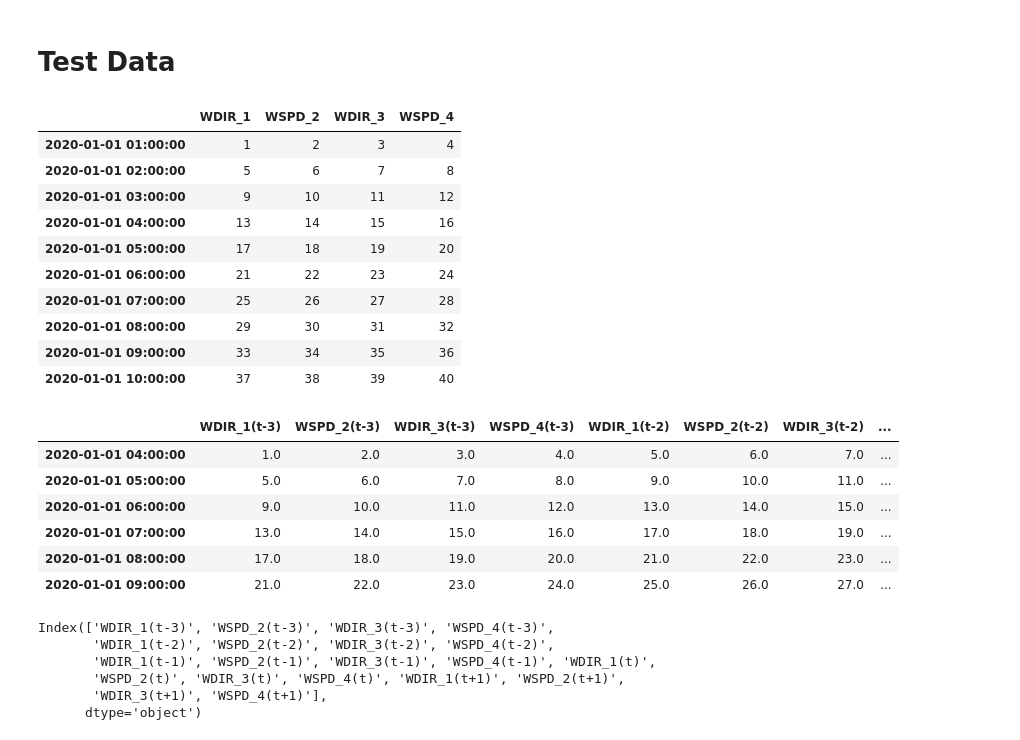
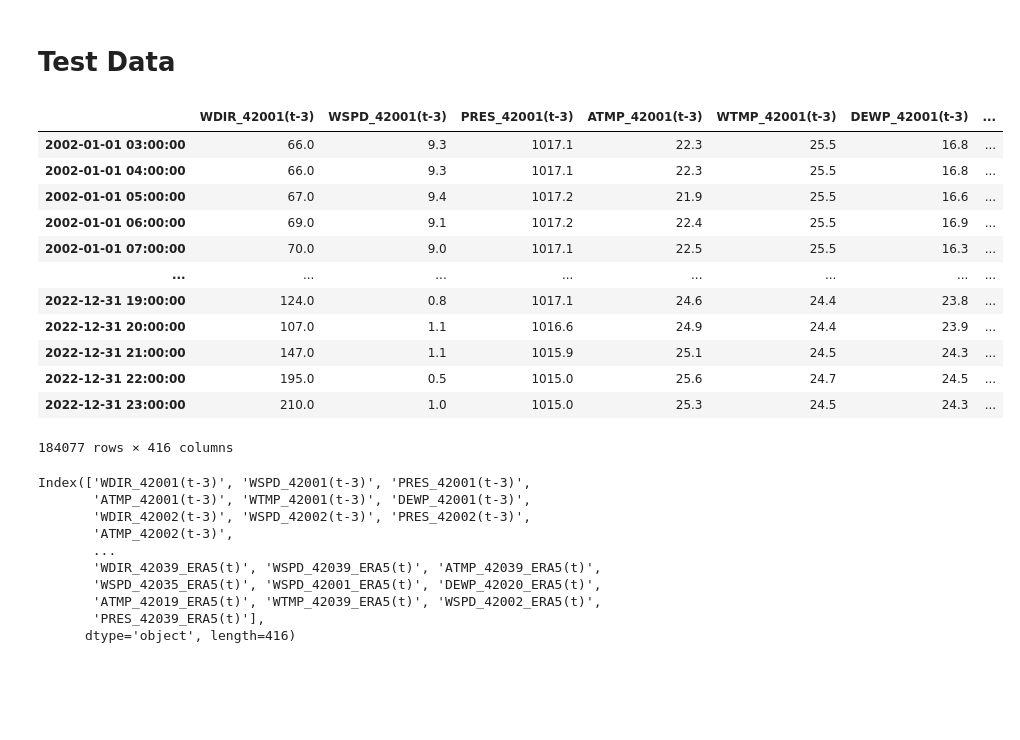
Before and after one commit to elsandner/Master_Project, a Jupyter notebook: playground.ipynb, the cells around one changed output. Drawn from its saved outputs; the diff is of its cells as text; code cells hidden in the pictures; blank space fills up the shorter version.

Commit message:
some minor changes and additional script to run several tests in a loop

```diff
--- a/playground.ipynb
+++ b/playground.ipynb
@@ -43,29 +41,18 @@ data
 # %% [markdown]
 # Test Data
 # %%
-n = 10
-
-data = {}
-for col in range(1, 5):
-    key = f'WDIR_{col}' if col % 2 != 0 else f'WSPD_{col}'
-    data[key] = []
-
-    for row in range(1, n+1):
-        value = (row-1) * 4 + col
-        data[key].append(value)
-
-timestamps = pd.date_range(start='2020-01-01 01:00:00', periods=n, freq='H')
-data = pd.DataFrame(data, index=timestamps)
-data
+#TEST DATA FOR WIND SPEED
+# n = 1000
+#
+# data = {}
+# for col in range(1, 5):
+#     key = f'WDIR_{col}' if col % 2 != 0 else f'WSPD_{col}'
+#     data[key] = []
+#
+#     for row in range(1, n+1):
+#         value = (row-1) * 4 + col
+#         data[key].append(value)
+#
+# timestamps = pd.date_range(start='2020-01-01 01:00:00', periods=n, freq='H')
+# data = pd.DataFrame(data, index=timestamps)
+# data
-# %% [output]
-|  | WDIR_1 | WSPD_2 | WDIR_3 | WSPD_4 |
-| 2020-01-01 01:00:00 | 1 | 2 | 3 | 4 |
-| 2020-01-01 02:00:00 | 5 | 6 | 7 | 8 |
-| 2020-01-01 03:00:00 | 9 | 10 | 11 | 12 |
-| 2020-01-01 04:00:00 | 13 | 14 | 15 | 16 |
-| 2020-01-01 05:00:00 | 17 | 18 | 19 | 20 |
-| 2020-01-01 06:00:00 | 21 | 22 | 23 | 24 |
-| 2020-01-01 07:00:00 | 25 | 26 | 27 | 28 |
-| 2020-01-01 08:00:00 | 29 | 30 | 31 | 32 |
-| 2020-01-01 09:00:00 | 33 | 34 | 35 | 36 |
-| 2020-01-01 10:00:00 | 37 | 38 | 39 | 40 |
@@ -72,20 +77,30 @@ data
 # %%
-data_supervised = DP.data_to_supervised(data, n_in=3, n_out=2)
+data_supervised = DP.data_to_supervised(data, n_in=3, n_out=1)
 data_supervised
 # %% [output]
-|  | WDIR_1(t-3) | WSPD_2(t-3) | WDIR_3(t-3) | WSPD_4(t-3) | WDIR_1(t-2) | WSPD_2(t-2) | WDIR_3(t-2) | ... |
-| 2020-01-01 04:00:00 | 1.0 | 2.0 | 3.0 | 4.0 | 5.0 | 6.0 | 7.0 | ... |
-| 2020-01-01 05:00:00 | 5.0 | 6.0 | 7.0 | 8.0 | 9.0 | 10.0 | 11.0 | ... |
-| 2020-01-01 06:00:00 | 9.0 | 10.0 | 11.0 | 12.0 | 13.0 | 14.0 | 15.0 | ... |
-| 2020-01-01 07:00:00 | 13.0 | 14.0 | 15.0 | 16.0 | 17.0 | 18.0 | 19.0 | ... |
-| 2020-01-01 08:00:00 | 17.0 | 18.0 | 19.0 | 20.0 | 21.0 | 22.0 | 23.0 | ... |
-| 2020-01-01 09:00:00 | 21.0 | 22.0 | 23.0 | 24.0 | 25.0 | 26.0 | 27.0 | ... |
+|  | WDIR_42001(t-3) | WSPD_42001(t-3) | PRES_42001(t-3) | ATMP_42001(t-3) | WTMP_42001(t-3) | DEWP_42001(t-3) | ... |
+| 2002-01-01 03:00:00 | 66.0 | 9.3 | 1017.1 | 22.3 | 25.5 | 16.8 | ... |
+| 2002-01-01 04:00:00 | 66.0 | 9.3 | 1017.1 | 22.3 | 25.5 | 16.8 | ... |
+| 2002-01-01 05:00:00 | 67.0 | 9.4 | 1017.2 | 21.9 | 25.5 | 16.6 | ... |
+| 2002-01-01 06:00:00 | 69.0 | 9.1 | 1017.2 | 22.4 | 25.5 | 16.9 | ... |
+| 2002-01-01 07:00:00 | 70.0 | 9.0 | 1017.1 | 22.5 | 25.5 | 16.3 | ... |
+| ... | ... | ... | ... | ... | ... | ... | ... |
+| 2022-12-31 19:00:00 | 124.0 | 0.8 | 1017.1 | 24.6 | 24.4 | 23.8 | ... |
+| 2022-12-31 20:00:00 | 107.0 | 1.1 | 1016.6 | 24.9 | 24.4 | 23.9 | ... |
+| 2022-12-31 21:00:00 | 147.0 | 1.1 | 1015.9 | 25.1 | 24.5 | 24.3 | ... |
+| 2022-12-31 22:00:00 | 195.0 | 0.5 | 1015.0 | 25.6 | 24.7 | 24.5 | ... |
+| 2022-12-31 23:00:00 | 210.0 | 1.0 | 1015.0 | 25.3 | 24.5 | 24.3 | ... |
+184077 rows × 416 columns
 # %%
 data_supervised.columns
 # %% [output]
-Index(['WDIR_1(t-3)', 'WSPD_2(t-3)', 'WDIR_3(t-3)', 'WSPD_4(t-3)',
-       'WDIR_1(t-2)', 'WSPD_2(t-2)', 'WDIR_3(t-2)', 'WSPD_4(t-2)',
-       'WDIR_1(t-1)', 'WSPD_2(t-1)', 'WDIR_3(t-1)', 'WSPD_4(t-1)', 'WDIR_1(t)',
-       'WSPD_2(t)', 'WDIR_3(t)', 'WSPD_4(t)', 'WDIR_1(t+1)', 'WSPD_2(t+1)',
-       'WDIR_3(t+1)', 'WSPD_4(t+1)'],
-      dtype='object')
+Index(['WDIR_42001(t-3)', 'WSPD_42001(t-3)', 'PRES_42001(t-3)',
+       'ATMP_42001(t-3)', 'WTMP_42001(t-3)', 'DEWP_42001(t-3)',
+       'WDIR_42002(t-3)', 'WSPD_42002(t-3)', 'PRES_42002(t-3)',
+       'ATMP_42002(t-3)',
+       ...
+       'WDIR_42039_ERA5(t)', 'WSPD_42039_ERA5(t)', 'ATMP_42039_ERA5(t)',
+       'WSPD_42035_ERA5(t)', 'WSPD_42001_ERA5(t)', 'DEWP_42020_ERA5(t)',
+       'ATMP_42019_ERA5(t)', 'WTMP_42039_ERA5(t)', 'WSPD_42002_ERA5(t)',
+       'PRES_42039_ERA5(t)'],
+      dtype='object', length=416)
```
Also changed, not shown: parts of 25 cells of this notebook, 8 other files.
